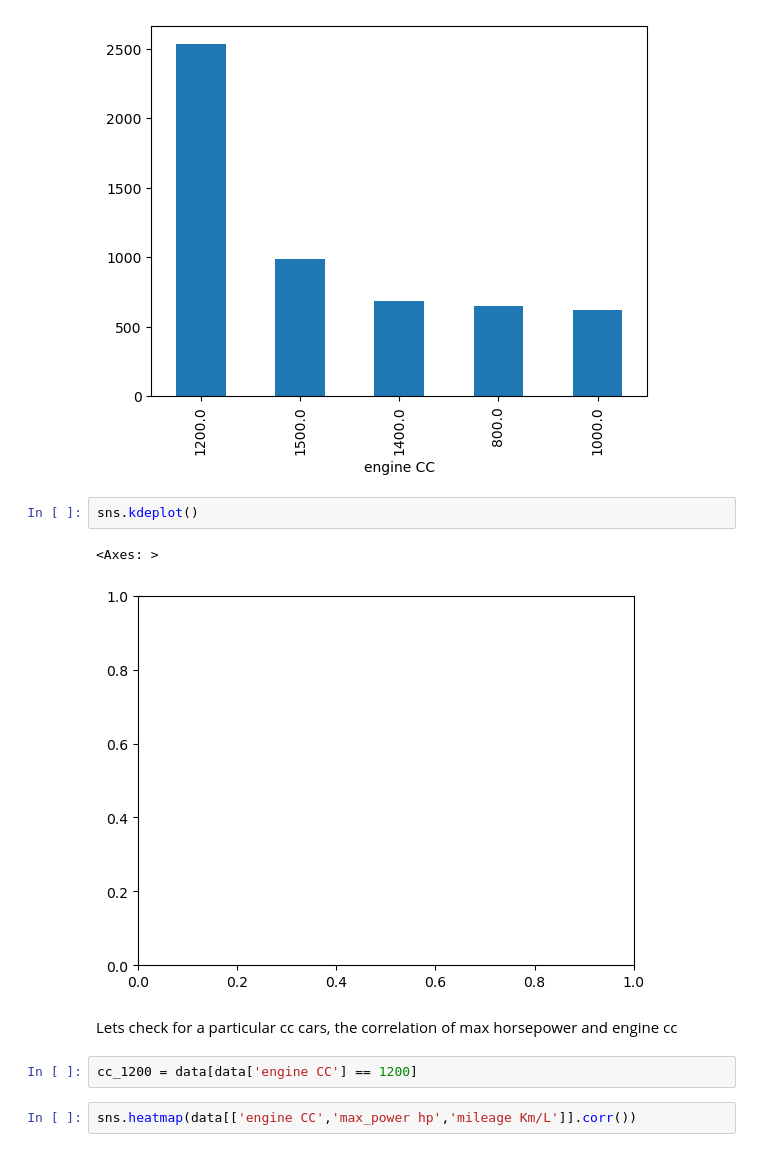
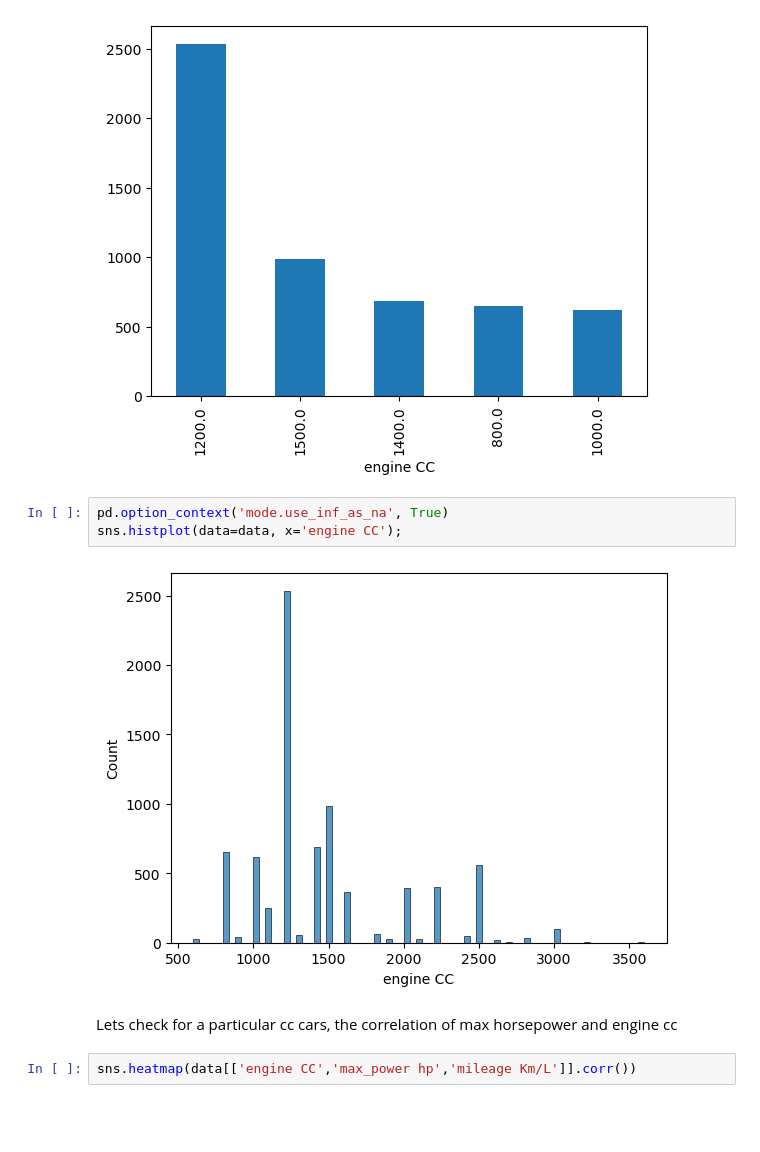
Before and after one commit to umais2005/Vehicle-Analysis, a Jupyter notebook: Vehicle EDA.ipynb, the cells around one changed output. Cells and saved outputs as stored; diff of their text form; blank space fills up the shorter version.

```diff
--- a/Vehicle EDA.ipynb
+++ b/Vehicle EDA.ipynb
@@ -178,14 +138,12 @@ cc_count.nlargest(5).plot.bar()
 <Axes: xlabel='engine CC'>
 [figure]
 # %%
-sns.kdeplot()
+pd.option_context('mode.use_inf_as_na', True)
+sns.histplot(data=data, x='engine CC');
 # %% [output]
-<Axes: >
-[figure, old version]
+[figure, new version]
 # %% [markdown]
 Lets check for a particular cc cars, the correlation of max horsepower and engine cc
-# %%
-cc_1200 = data[data['engine CC'] == 1200]
 # %%
 sns.heatmap(data[['engine CC','max_power hp','mileage Km/L']].corr())
 # %% [output]
```
Also changed, not shown: parts of 15 cells of this notebook.
